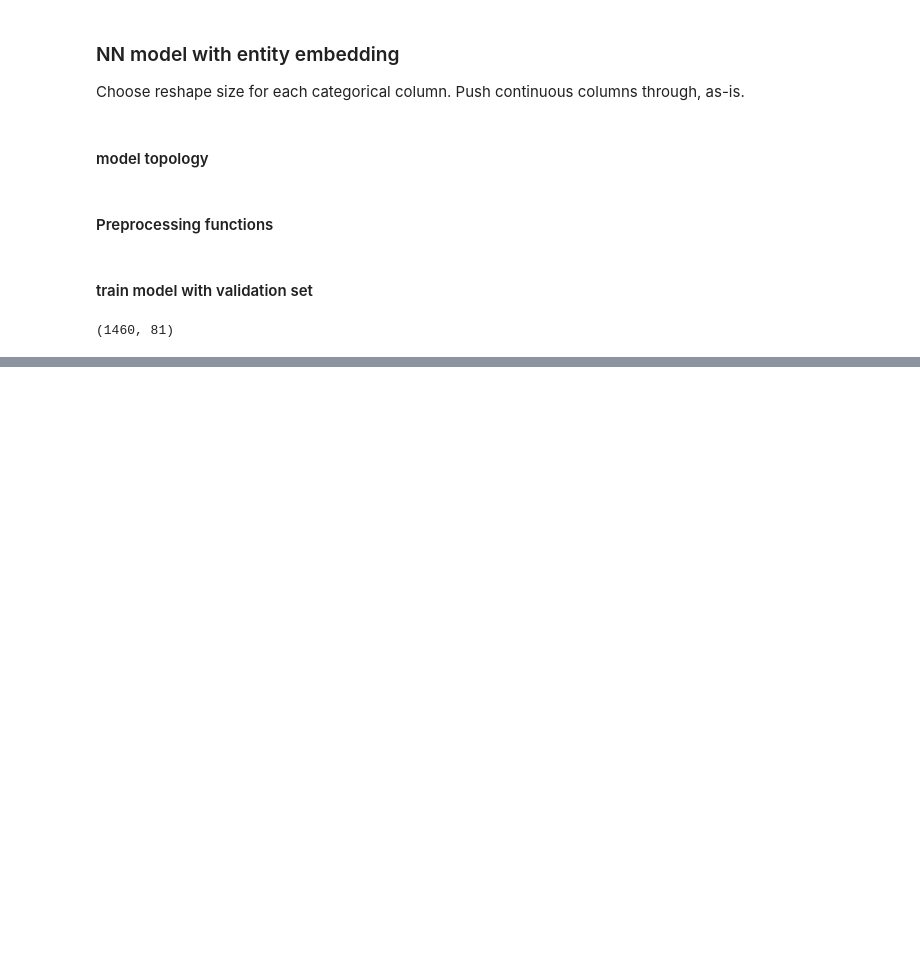
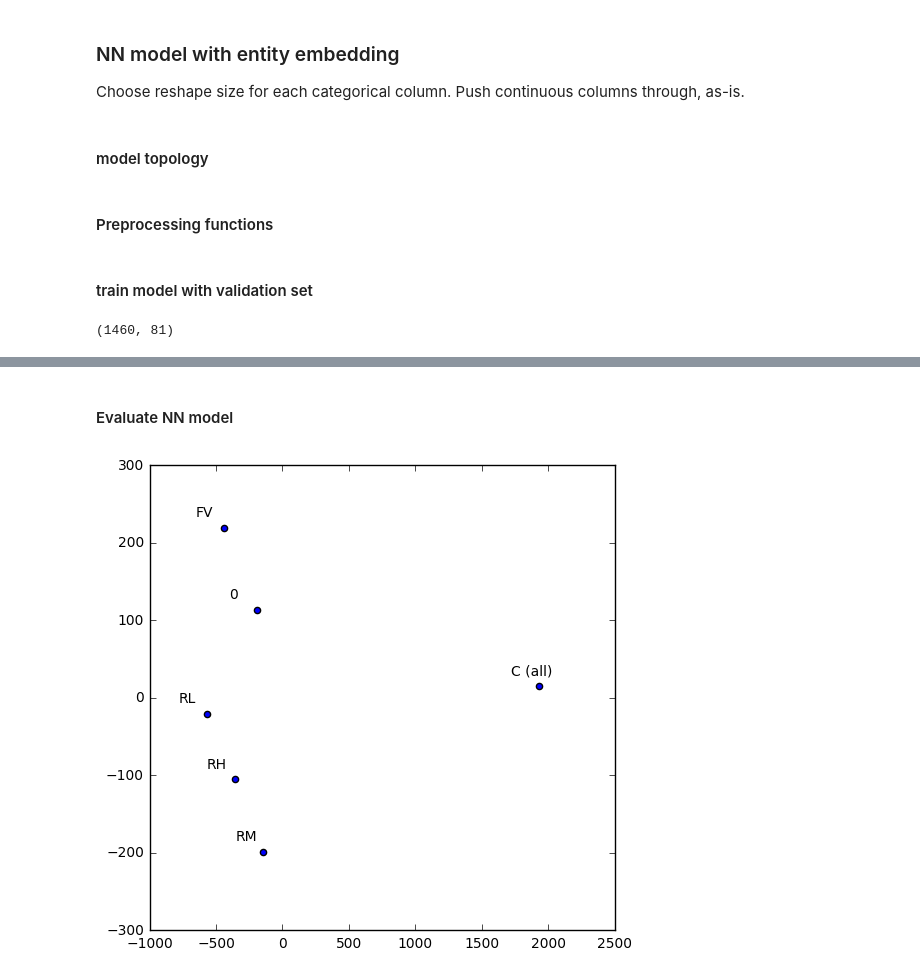
Before and after one commit to bshurick/kaggles, a Jupyter notebook: HousePrices/houseprices_nn.ipynb, the cells around one changed output, grey strips where cells are left out. Cells and saved outputs as stored; diff of their text form; code cells hidden in the pictures; blank space fills up the shorter version.

```diff
--- a/HousePrices/houseprices_nn.ipynb
+++ b/HousePrices/houseprices_nn.ipynb
@@ -239,11 +237,16 @@ raw.train.shape
 # %% [output]
 (1460, 81)
 # %%
-X_train = raw.train.iloc[:1000, :-1]
-y_train = raw.train.iloc[:1000, -1]
-X_val = raw.train.iloc[1000:, :-1]
-y_val = raw.train.iloc[1000:, -1]
+X_train = raw.train.loc[:, categorical_cols+continuous_cols].iloc[:1000, :]
+y_train = raw.train['SalePrice'].iloc[:1000]
+X_val = raw.train.loc[:, categorical_cols+continuous_cols].iloc[1000:, :]
+y_val = raw.train['SalePrice'].iloc[1000:]
 
-model.fit(preprocessing_X(X_train), preprocessing_Y(y_train),
-          validation_data=(preprocessing_X(X_val), preprocessing_Y(y_val)),
-          nb_epoch=16, batch_size=8)
+k = 10
+models = []
+for i in range(k):
+    m = copy(model)
+    m.fit(preprocessing_X(X_train), preprocessing_Y(y_train),
+              validation_data=(preprocessing_X(X_val), preprocessing_Y(y_val)),
+              nb_epoch=16, batch_size=8, verbose=0)
+    models.append(m)
@@ -271,3 +253,8 @@ predictions = np.exp(model.predict(preprocessing_X(X_val))*max_y)
+# %%
+predictions_m = np.zeros((X_val.shape[0], k))
+for i in range(k):
+    predictions_m[:, i] = np.exp(models[i].predict(preprocessing_X(X_val))*max_y).ravel()
+predictions = np.mean(predictions_m, axis=1)
 # %%
 rmse = np.mean(np.sqrt((predictions.ravel() - y_val.ravel())**2))
 print('RMSE: {:0,.2f}'.format(rmse))
@@ -275,0 +263,21 @@ RMSE: 20,212.11
+# %% [markdown]
+#### Evaluate NN model
+# %%
+tsne = manifold.TSNE(init='pca', random_state=2, method='exact')
+mweights = models[0].get_weights()
+# %%
+def generate_plot(x, names):
+    plt.figure(figsize=(6,6))
+    plt.scatter(-x[:, 0], -x[:, 1])
+    for i, txt in enumerate(names):
+        plt.annotate(txt,
+                     (-x[i, 0],-x[i, 1]),
+                     xytext = (-20, 8),
+                     textcoords = 'offset points')
+# %%
+MSZoning_weights = mweights[1]
+MSZoning = sorted(set(rawfull.MSZoning.values))
+x = tsne.fit_transform(MSZoning_weights)
+generate_plot(x, MSZoning)
+# %% [output]
+[figure, added]
```
Also changed, not shown: parts of 10 cells of this notebook.
